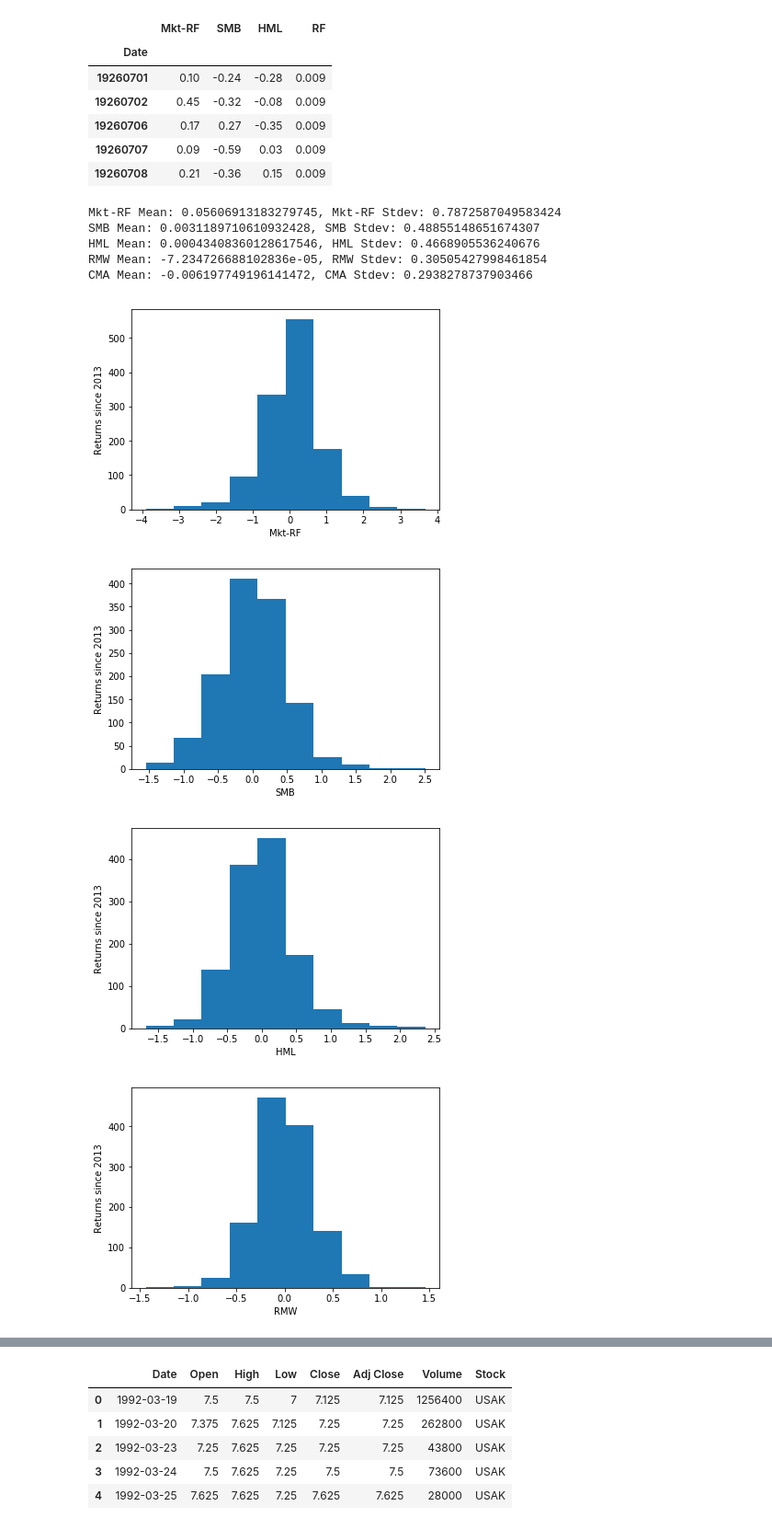
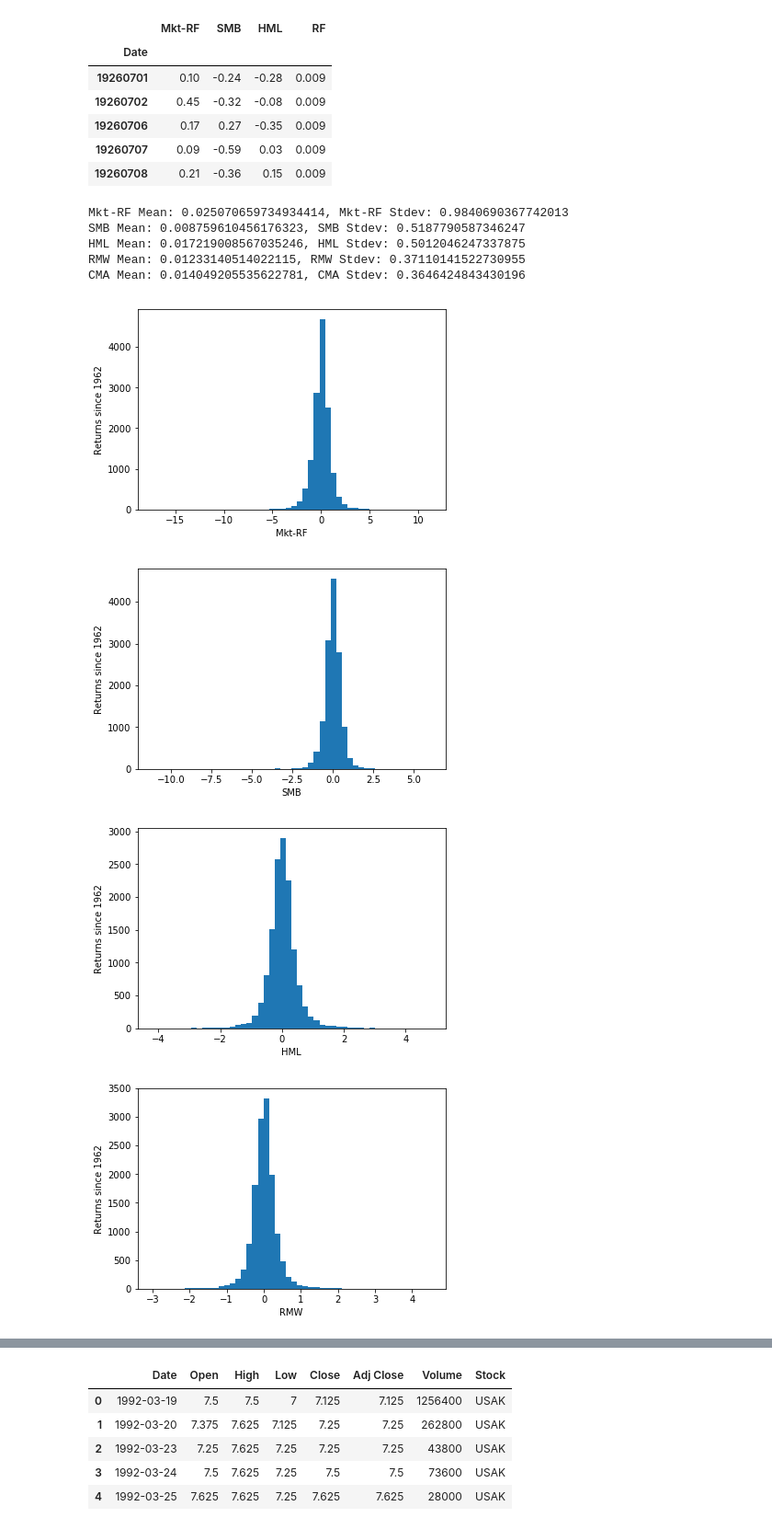
Before and after one commit to WChang1/HFAC_Factor_Project, a Jupyter notebook: Factor Analysis 2.ipynb, the cells around one changed output, grey strips where cells are left out. Shown at 92% size. Cells and saved outputs as stored; diff of their text form; code cells hidden in the pictures.

```diff
--- a/Factor Analysis 2.ipynb
+++ b/Factor Analysis 2.ipynb
@@ -81,17 +81,17 @@ five_factors = [x for x in five_factor_df.columns if x != 'Date' and x != 'RF']
 # %%
 for factor in five_factors:
     fig, ax = pyplot.subplots()
-    plt.hist(five_factor_df[factor])
+    plt.hist(five_factor_df[factor], bins = 50)
     print('{} Mean: {}, {} Stdev: {}'.format(factor, np.mean(five_factor_df[factor]), factor, np.std(five_factor_df[factor])))
     ax.set_xlabel(factor);
-    ax.set_ylabel('Returns since 2013');
+    ax.set_ylabel('Returns since 1962');
 # %% [output]
-Mkt-RF Mean: 0.05606913183279745, Mkt-RF Stdev: 0.7872587049583424
-SMB Mean: 0.0031189710610932428, SMB Stdev: 0.48855148651674307
-HML Mean: 0.00043408360128617546, HML Stdev: 0.4668905536240676
-RMW Mean: -7.234726688102836e-05, RMW Stdev: 0.30505427998461854
-CMA Mean: -0.006197749196141472, CMA Stdev: 0.2938278737903466
+Mkt-RF Mean: 0.025070659734934414, Mkt-RF Stdev: 0.9840690367742013
+SMB Mean: 0.008759610456176323, SMB Stdev: 0.5187790587346247
+HML Mean: 0.017219008567035246, HML Stdev: 0.5012046247337875
+RMW Mean: 0.01233140514022115, RMW Stdev: 0.37110141522730955
+CMA Mean: 0.014049205535622781, CMA Stdev: 0.3646424843430196
-[figure, old version]
+[figure, new version]
-[figure, old version]
+[figure, new version]
-[figure, old version]
+[figure, new version]
-[figure, old version]
+[figure, new version]
```
Also changed, not shown: parts of 5 cells of this notebook, 1 other file.
